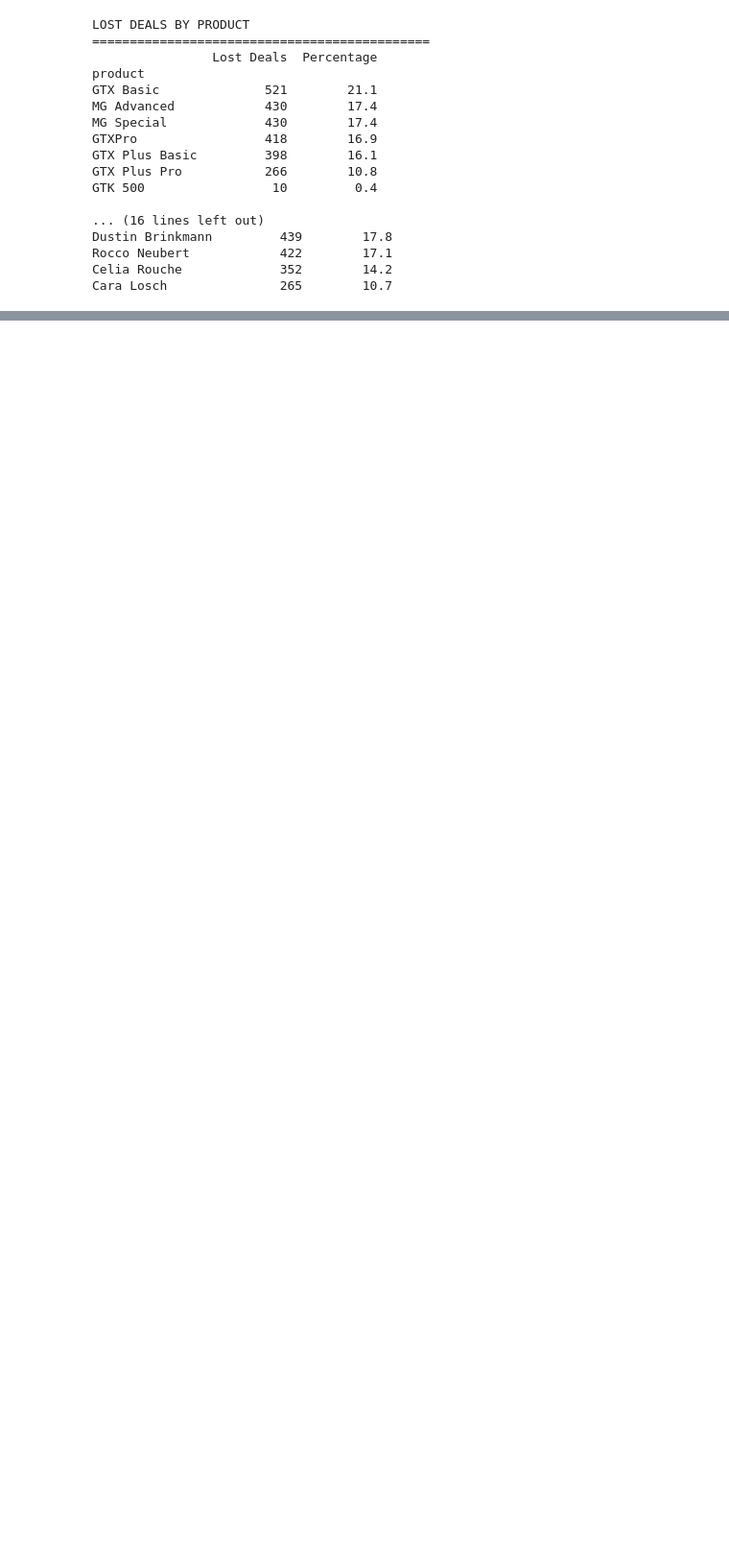
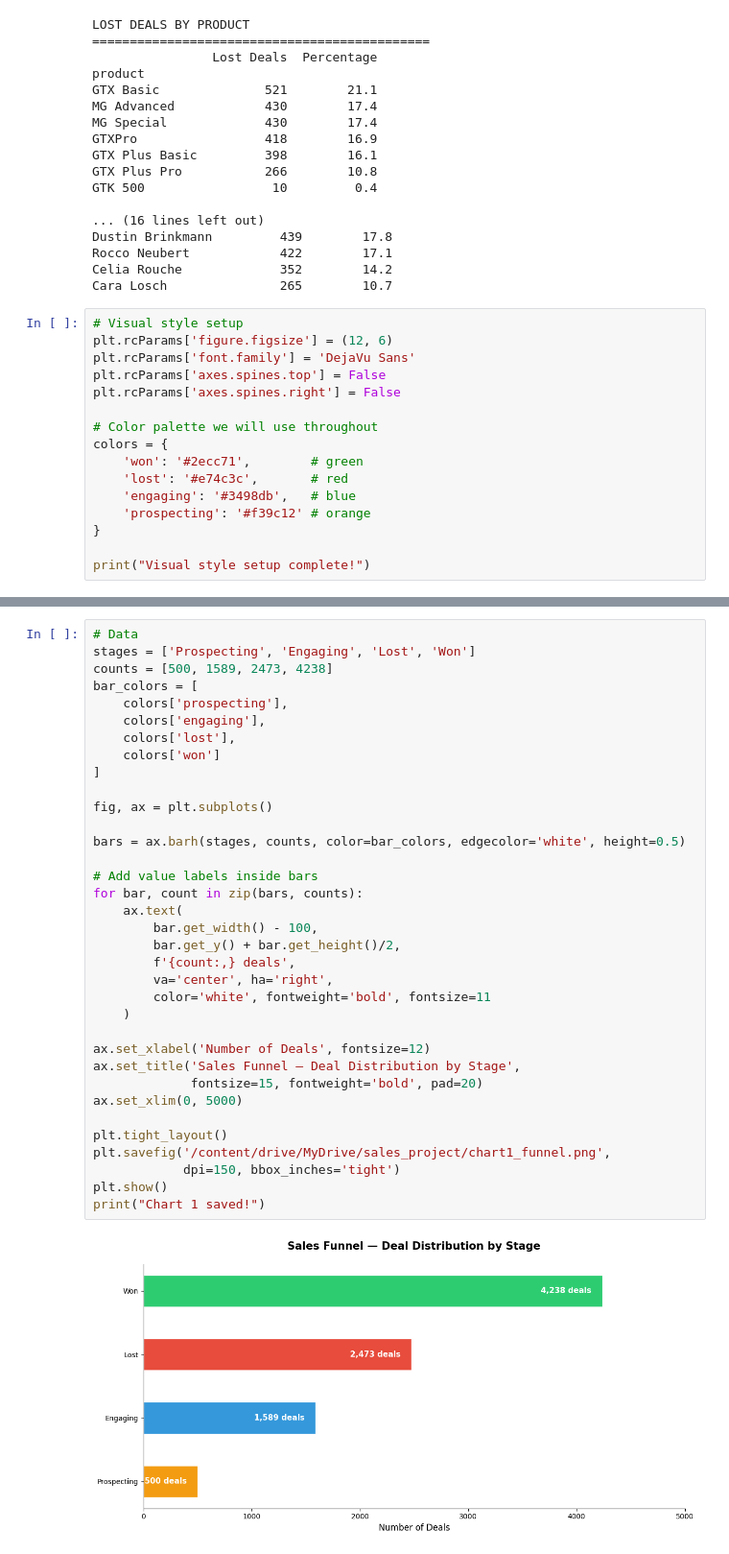
Before and after one commit to PrachiGidde/sales-funnel-revenue-leakage, a Jupyter notebook: Sales_Funnel_Revenue_Leakage_Analysis.ipynb, the cells around one changed output, grey strips where cells are left out. Shown at 96% size. Cells and saved outputs as stored; diff of their text form; blank space fills up the shorter version.

Commit message:
Day 3: All 5 visualizations complete

```diff
--- a/Sales_Funnel_Revenue_Leakage_Analysis.ipynb
+++ b/Sales_Funnel_Revenue_Leakage_Analysis.ipynb
@@ -417,3 +417,19 @@ Dustin Brinkmann         439        17.8
 Rocco Neubert            422        17.1
 Celia Rouche             352        14.2
 Cara Losch               265        10.7
+# %%
+# Visual style setup
+plt.rcParams['figure.figsize'] = (12, 6)
+plt.rcParams['font.family'] = 'DejaVu Sans'
+plt.rcParams['axes.spines.top'] = False
+plt.rcParams['axes.spines.right'] = False
+
+# Color palette we will use throughout
+colors = {
+    'won': '#2ecc71',        # green
+    'lost': '#e74c3c',       # red
+    'engaging': '#3498db',   # blue
+    'prospecting': '#f39c12' # orange
+}
+
+print("Visual style setup complete!")
@@ -419,0 +438,37 @@ Cara Losch               265        10.7
+# %%
+# Data
+stages = ['Prospecting', 'Engaging', 'Lost', 'Won']
+counts = [500, 1589, 2473, 4238]
+bar_colors = [
+    colors['prospecting'],
+    colors['engaging'],
+    colors['lost'],
+    colors['won']
+]
+
+fig, ax = plt.subplots()
+
+bars = ax.barh(stages, counts, color=bar_colors, edgecolor='white', height=0.5)
+
+# Add value labels inside bars
+for bar, count in zip(bars, counts):
+    ax.text(
+        bar.get_width() - 100,
+        bar.get_y() + bar.get_height()/2,
+        f'{count:,} deals',
+        va='center', ha='right',
+        color='white', fontweight='bold', fontsize=11
+    )
+
+ax.set_xlabel('Number of Deals', fontsize=12)
+ax.set_title('Sales Funnel — Deal Distribution by Stage',
+             fontsize=15, fontweight='bold', pad=20)
+ax.set_xlim(0, 5000)
+
+plt.tight_layout()
+plt.savefig('/content/drive/MyDrive/sales_project/chart1_funnel.png',
+            dpi=150, bbox_inches='tight')
+plt.show()
+print("Chart 1 saved!")
+# %% [output]
+[figure, added]
```
Also changed, not shown: parts of 6 cells of this notebook.
